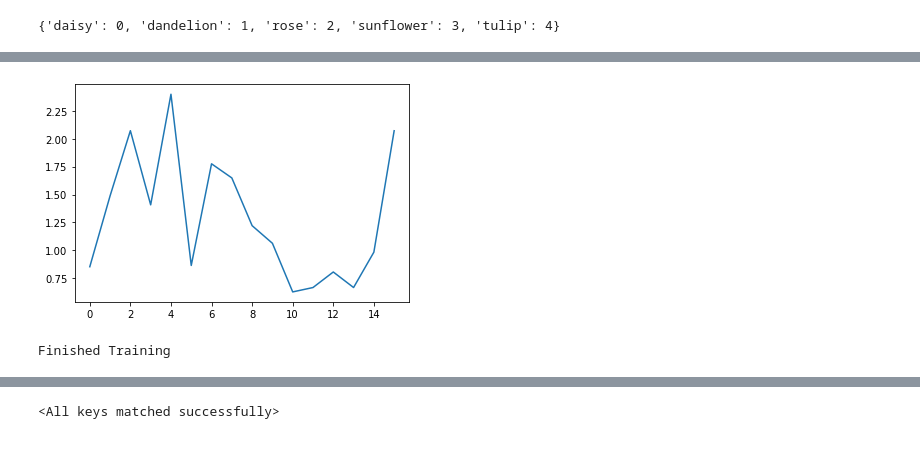
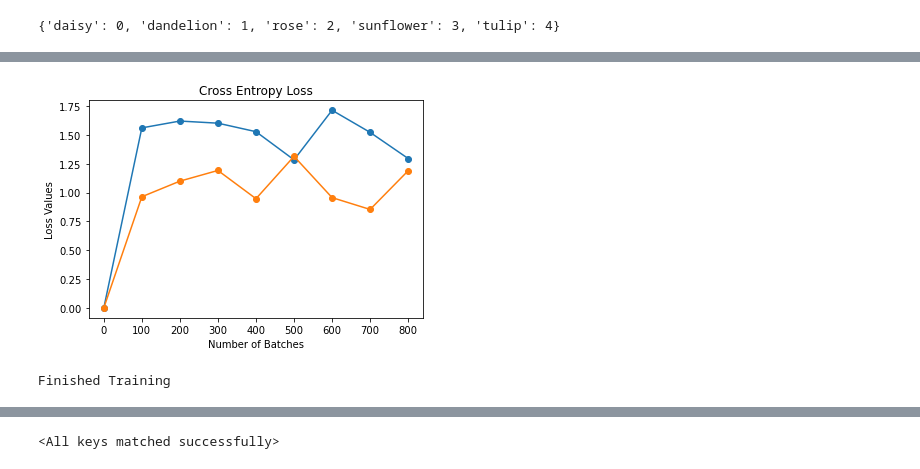
Before and after one commit to dj1095/image-classifier, a Jupyter notebook: flowers_image_classifier.ipynb, the cells around one changed output, grey strips where cells are left out. Saved outputs shown, nothing was run; the diff lists cells and outputs as text; code cells hidden in the pictures.

Commit message:
plot successful with loss data

```diff
--- a/flowers_image_classifier.ipynb
+++ b/flowers_image_classifier.ipynb
@@ -95,12 +95,15 @@ net = Net()
 import torch.optim as optim
 
 criterion = nn.CrossEntropyLoss()
-optimizer = optim.SGD(net.parameters(), lr=learning_rate, momentum=0.9)import matplotlib.pyplot as plt
+optimizer = optim.SGD(net.parameters(), lr=learning_rate, momentum=0.9)
 # %%
 import matplotlib.pyplot as plt
-loss_list = []
+import numpy as np
+
 for epoch in range(2):  # loop over the dataset multiple times
     running_loss = 0.0
+    loss_list = [running_loss]
+    labels = 'epoch:'+str(epoch)
     for i, data in enumerate(trainloader, 0):
         # get the inputs; data is a list of [inputs, labels]
         inputs, labels = data
@@ -115,12 +118,16 @@ for epoch in range(2):  # loop over the dataset multiple times
         optimizer.step()
 
         # print statistics
+        x_values = np.arange(0,len(trainloader),100)
         if (i+1) % 100 == 0:
             running_loss = loss.item()
             print (f'Epoch [{epoch+1}/{2}], Step [{i+1}/{len(trainloader)}], Loss: {running_loss:.4f}')
             loss_list.append(running_loss)
             running_loss=0.0
-plt.plot(loss_list)
+    plt.plot(x_values,loss_list,marker='o', label = labels)
+plt.xlabel("Number of Batches")
+plt.ylabel("Loss Values")
+plt.title("Cross Entropy Loss")
 plt.show()
 print('Finished Training')
 # %% [output]
@@ -143,4 +150,4 @@ Epoch [2/2], Step [800/863], Loss: 2.0714
-[figure, old version]
+[figure, new version]
 Finished Training
 # %%
 PATH = './flowers_net.pth'
```
Also changed, not shown: parts of 7 cells of this notebook, 3 other files.
